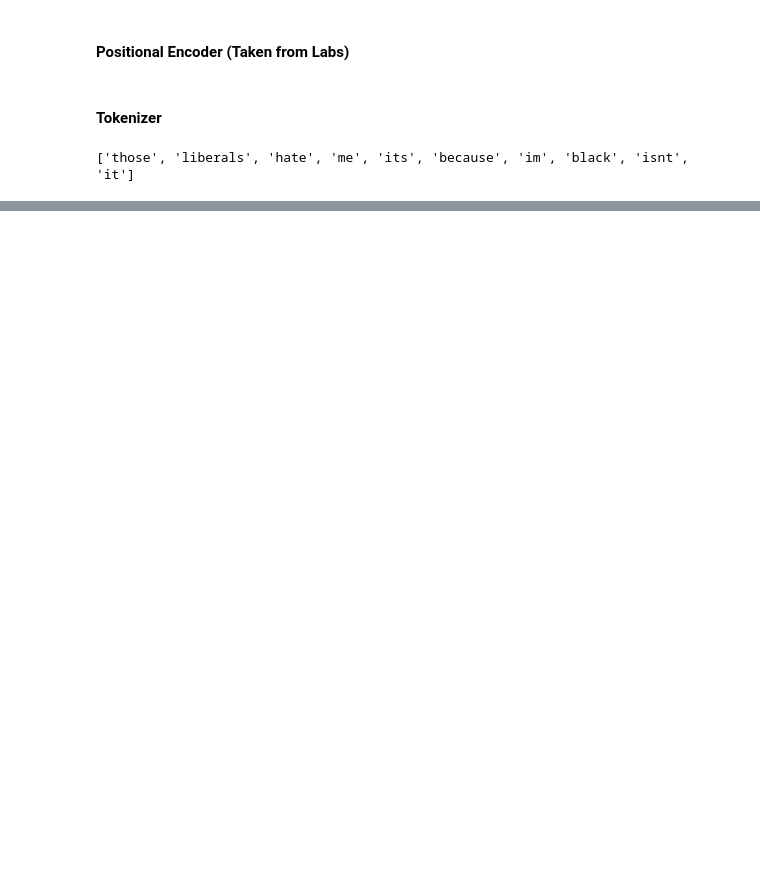
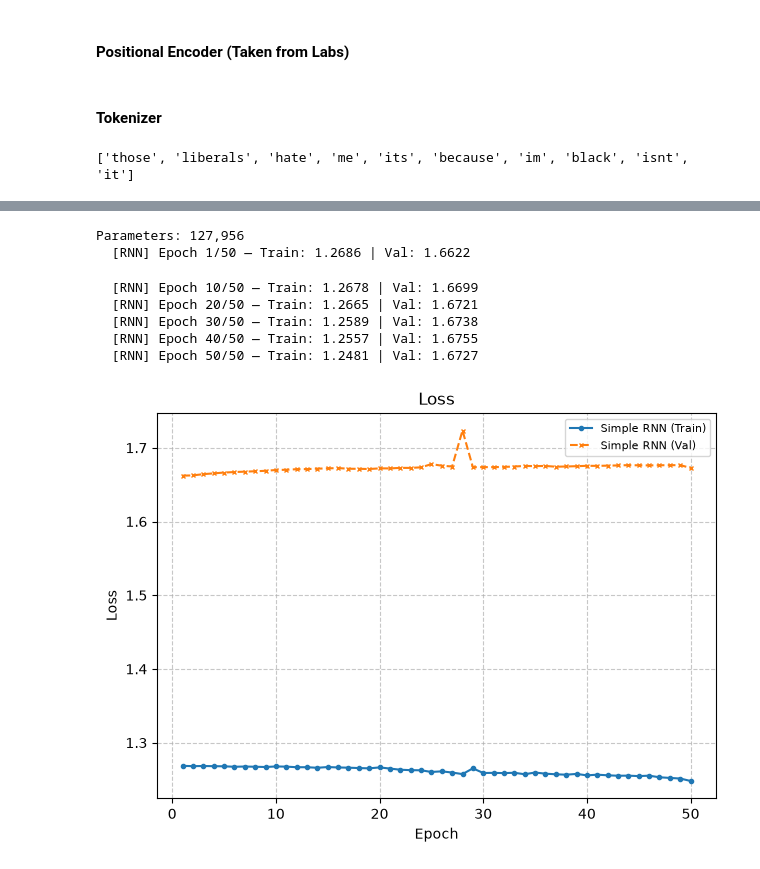
Before and after one commit to LoganJGunawan/DeepLearning2, a Jupyter notebook: main.ipynb, the cells around one changed output, grey strips where cells are left out. Saved outputs shown, nothing was run; the diff lists cells and outputs as text; code cells hidden in the pictures; blank space fills up the shorter version.

```diff
--- a/main.ipynb
+++ b/main.ipynb
@@ -337,14 +442,11 @@ Vocabulary: 407, Max length: 50
 # %%
 # Dataset class (same as Week 7)
 class TextDataset(Dataset):
-    def __init__(self, texts, labels, word_to_idx, max_len=MAX_LEN, use_simple = True):
+    def __init__(self, texts, labels, word_to_idx, tokenizer = simple_tokenize, max_len=MAX_LEN):
         self.labels = labels
         self.sequences, self.lengths = [], []
         for text in texts:
-            if use_simple:
-                tokens = simple_tokenize(text)
-            else:
-                print("DO THIS LATER")
+            tokens = tokenizer(text)
             indices = [word_to_idx.get(t, UNK_IDX) for t in tokens[:max_len]]
             self.lengths.append(len(indices))
             indices += [PAD_IDX] * (max_len - len(indices))
@@ -436,0 +490,20 @@ Parameters: 127,446
+# %%
+class LSTMModel(nn.Module):
+    def __init__(self, vocab_size, embed_dim, hidden_dim, num_classes):
+        super().__init__()
+        self.embedding = nn.Embedding(vocab_size, embed_dim, padding_idx=PAD_IDX)
+
+        self.rnn = nn.LSTM(embed_dim, hidden_dim, batch_first=True)
+
+        self.fc = nn.Sequential(
+            nn.Dropout(0.3),
+            nn.Linear(hidden_dim, num_classes),
+        )
+
+    def forward(self, x, lengths=None):
+        x = self.embedding(x)
+        output, hidden = self.rnn(x)
+
+        hidden = hidden[0]
+
+        return self.fc(hidden[-1])
@@ -436,0 +514,27 @@ Parameters: 127,446
+# %%
+torch.manual_seed(67)
+rnn_model = LSTMModel(
+    VOCAB_SIZE, 64, 128, len(LABELS)
+).to(device)
+
+optimizer = optim.Adam(rnn_model.parameters(), lr=5e-4)
+criterion = nn.BCEWithLogitsLoss(pos_weight=task1_label_weights)
+
+print(f'Parameters: {sum(p.numel() for p in rnn_model.parameters()):,}')
+
+all_results = {}
+all_results['Simple RNN'] = run_experiment(
+    rnn_model, optimizer, criterion, train_loader, val_loader,
+    epochs=50, name='RNN'
+)
+
+plot_experiments(all_results)
+# %% [output]
+Parameters: 127,956
+  [RNN] Epoch 1/50 — Train: 1.2686 | Val: 1.6622
+  [RNN] Epoch 10/50 — Train: 1.2678 | Val: 1.6699
+  [RNN] Epoch 20/50 — Train: 1.2665 | Val: 1.6721
+  [RNN] Epoch 30/50 — Train: 1.2589 | Val: 1.6738
+  [RNN] Epoch 40/50 — Train: 1.2557 | Val: 1.6755
+  [RNN] Epoch 50/50 — Train: 1.2481 | Val: 1.6727
+[figure, added]
```
Also changed, not shown: parts of 61 cells of this notebook.
